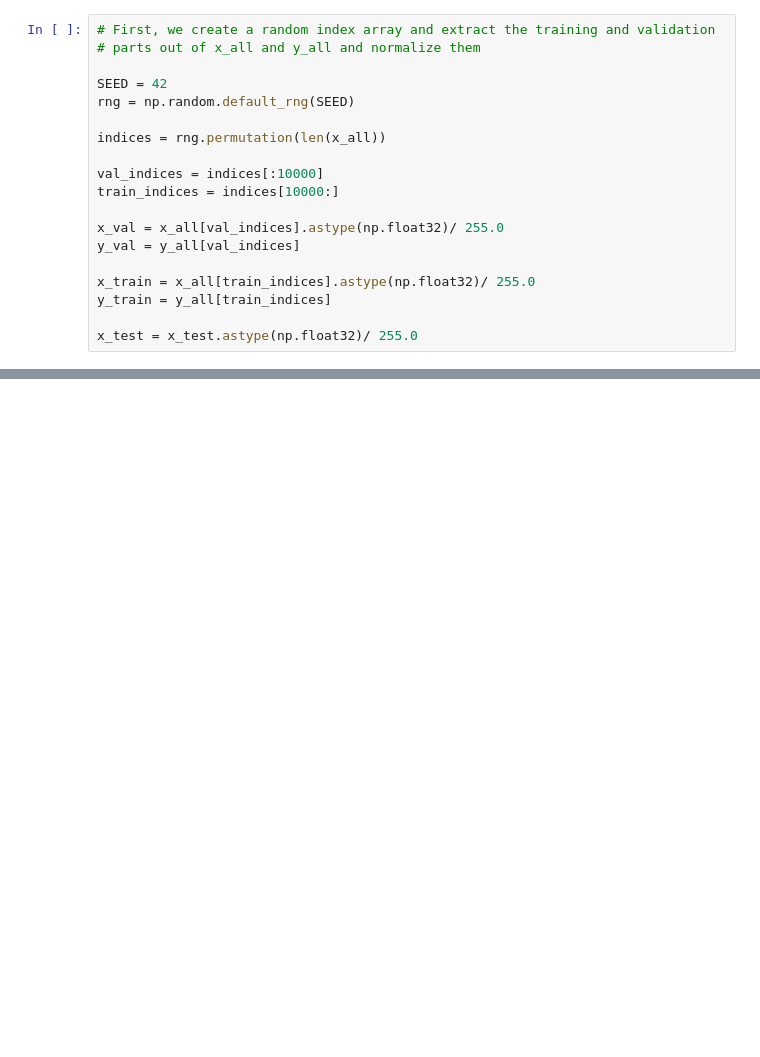
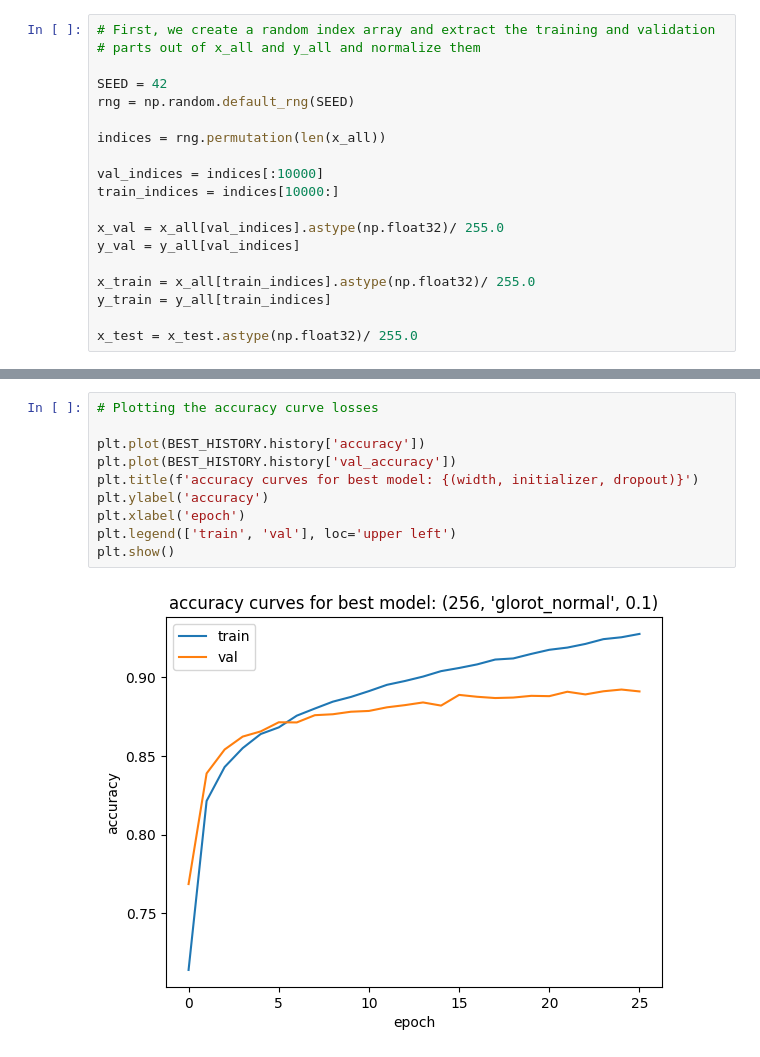
Before and after one commit to kuroshkarimi/Machine-Learning-and-Data-Analysis, a Jupyter notebook: Deep_Learning/Fashion_MNIST_1.ipynb, the cells around one changed output, grey strips where cells are left out. Drawn from its saved outputs; the diff is of its cells as text; blank space fills up the shorter version.

```diff
--- a/Deep_Learning/Fashion_MNIST_1.ipynb
+++ b/Deep_Learning/Fashion_MNIST_1.ipynb
@@ -350,0 +420,12 @@ final_result
+# %%
+# Plotting the accuracy curve losses
+
+plt.plot(BEST_HISTORY.history['accuracy'])
+plt.plot(BEST_HISTORY.history['val_accuracy'])
+plt.title(f'accuracy curves for best model: {(width, initializer, dropout)}')
+plt.ylabel('accuracy')
+plt.xlabel('epoch')
+plt.legend(['train', 'val'], loc='upper left')
+plt.show()
+# %% [output]
+[figure, added]
```
Also changed, not shown: parts of 18 cells of this notebook.
